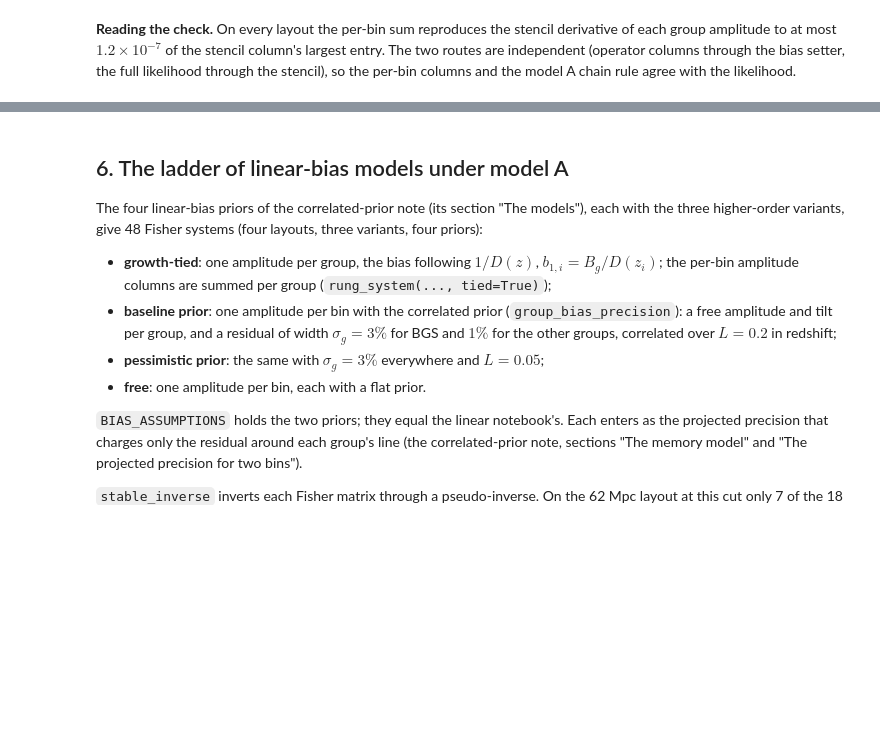
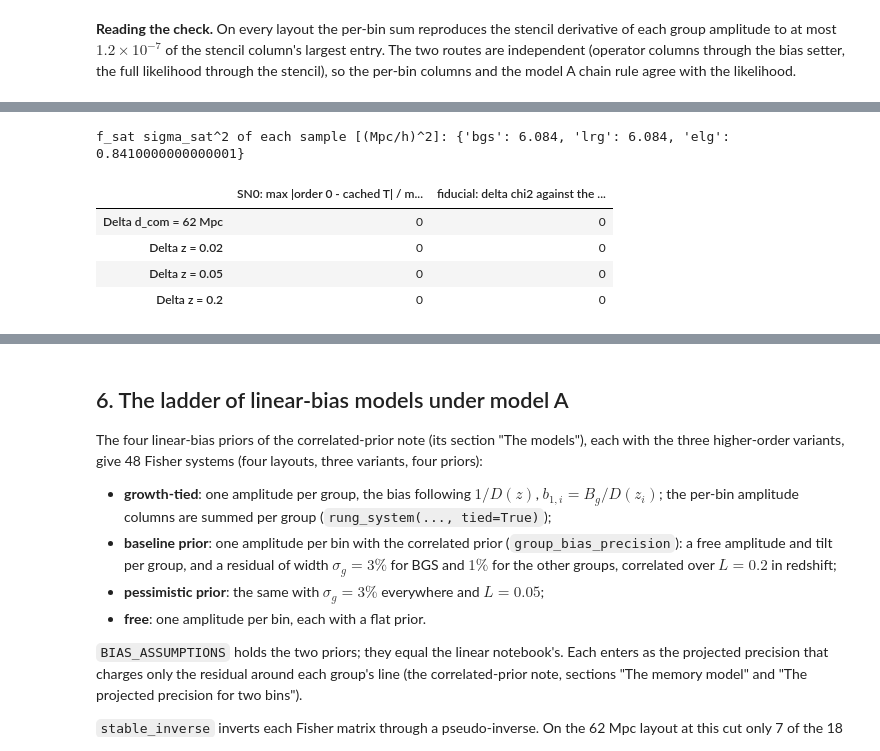
Before and after one commit to SBU-COSMOLIKE/lssty1xdesi, a Jupyter notebook: EXAMPLE_EVALUATE_FISHER_MODEL_A.ipynb, the cells around one changed output, grey strips where cells are left out. Cells and saved outputs as stored; diff of their text form; code cells hidden in the pictures; blank space fills up the shorter version.

```diff
--- a/EXAMPLE_EVALUATE_FISHER_MODEL_A.ipynb
+++ b/EXAMPLE_EVALUATE_FISHER_MODEL_A.ipynb
@@ -584,0 +627,77 @@ per-bin columns and the model A chain rule agree with the likelihood.
+# %%
+import importlib
+
+
+def model_a_sn2_templates(key):
+    '''The SN0 and SN2 templates of one layout at the fiducial point.
+
+    One evaluation of the model A likelihood, then its exact stochastic
+    templates of order 0 (SN0, the derivative cache's 'T') and order 2
+    (SN2). Nothing is varied, so no derivative is recomputed.
+
+    Returns:
+      dict: 'm0' (the fiducial vector), 'T0' and 'T2' ((n, nbins): the
+      derivatives per unit SN0_i and SN2_i), 'sn2_unit' ({sample: f_sat
+      sigma_sat^2 in (Mpc/h)^2}) and 'seconds'.
+    '''
+    s = LAYOUTS[key]
+    start = time.time()
+    model = fm.ModelFisher(s['yaml'], COSMO, extra_prefixes=('DESI_B1_', 'DESI_SIGV_'),
+                           likelihood_overrides=s['overrides'],
+                           invcov_scale=INVCOV_SCALE, accuracy_boost=s['accuracy_boost'])
+    like = model.model.likelihood[model.likelihood_name]
+    m0 = model.dv()
+    # the kernels of the last evaluation are the fiducial ones
+    T0 = like.stochastic_templates(order=0)
+    T2 = like.stochastic_templates(order=2)
+    desi_cl_module = importlib.import_module('cobaya.likelihoods.lssty1xdesi.desi_cl')
+    out = {'m0': m0, 'T0': T0, 'T2': T2, 'sn2_unit': dict(desi_cl_module.SN2_UNIT),
+           'seconds': time.time() - start}
+    del model
+    return out
+
+
+SN2T = {}
+for key in COMPUTE_ORDER:
+    cache = SN2_CACHE.format(list(LAYOUTS).index(key) + 1)
+    settings_now = dict(LAYOUTS[key])
+    if RECOMPUTE_SN2 or not os.path.exists(cache):
+        SN2T[key] = model_a_sn2_templates(key)
+        with open(cache, 'wb') as f:
+            pickle.dump({'templates': SN2T[key], 'settings': settings_now}, f)
+        print(f'{key}: SN2 templates, {SN2T[key]["seconds"]:.0f} s', flush=True)
+    else:
+        with open(cache, 'rb') as f:
+            cached = pickle.load(f)
+        if cached['settings'] != settings_now:
+            raise RuntimeError(f'{cache} holds other settings: set RECOMPUTE_SN2 = True')
+        SN2T[key] = cached['templates']
+SN2T = {key: SN2T[key] for key in LAYOUTS}
+
+check = {}
+for key in LAYOUTS:
+    der, tpl = derivs[key], SN2T[key]
+    cov = layout_covariance(key, len(der['m0']))
+    kept = np.where(cov['mask'])[0]
+    diff = (tpl['m0'] - der['m0'])[kept]
+    dchi2 = float(diff @ np.linalg.solve(cov['C'][np.ix_(kept, kept)], diff))*INVCOV_SCALE
+    del cov
+    check[key] = {
+        'SN0: max |order 0 - cached T| / max |T|': float(
+            np.max(np.abs(tpl['T0'] - der['T']))/np.max(np.abs(der['T']))),
+        'fiducial: delta chi2 against the derivative cache': dchi2}
+    if dchi2 > 1.0e-2:
+        raise RuntimeError(f'{key}: the fiducial vector moved by delta chi2 = '
+                           f'{dchi2:.3g} '
+                           'against the derivative cache: the caches no longer describe '
+                           'the code, so set RECOMPUTE = True')
+print('f_sat sigma_sat^2 of each sample [(Mpc/h)^2]:',
+      SN2T['Delta z = 0.2']['sn2_unit'])
+display(pd.DataFrame(check).T)
+# %% [output]
+f_sat sigma_sat^2 of each sample [(Mpc/h)^2]: {'bgs': 6.084, 'lrg': 6.084, 'elg': 0.8410000000000001}
+|  | SN0: max |order 0 - cached T| / m... | fiducial: delta chi2 against the ... |
+| Delta d_com = 62 Mpc | 0 | 0 |
+| Delta z = 0.02 | 0 | 0 |
+| Delta z = 0.05 | 0 | 0 |
+| Delta z = 0.2 | 0 | 0 |
```
Also changed, not shown: parts of 14 cells of this notebook, 38 other files.
